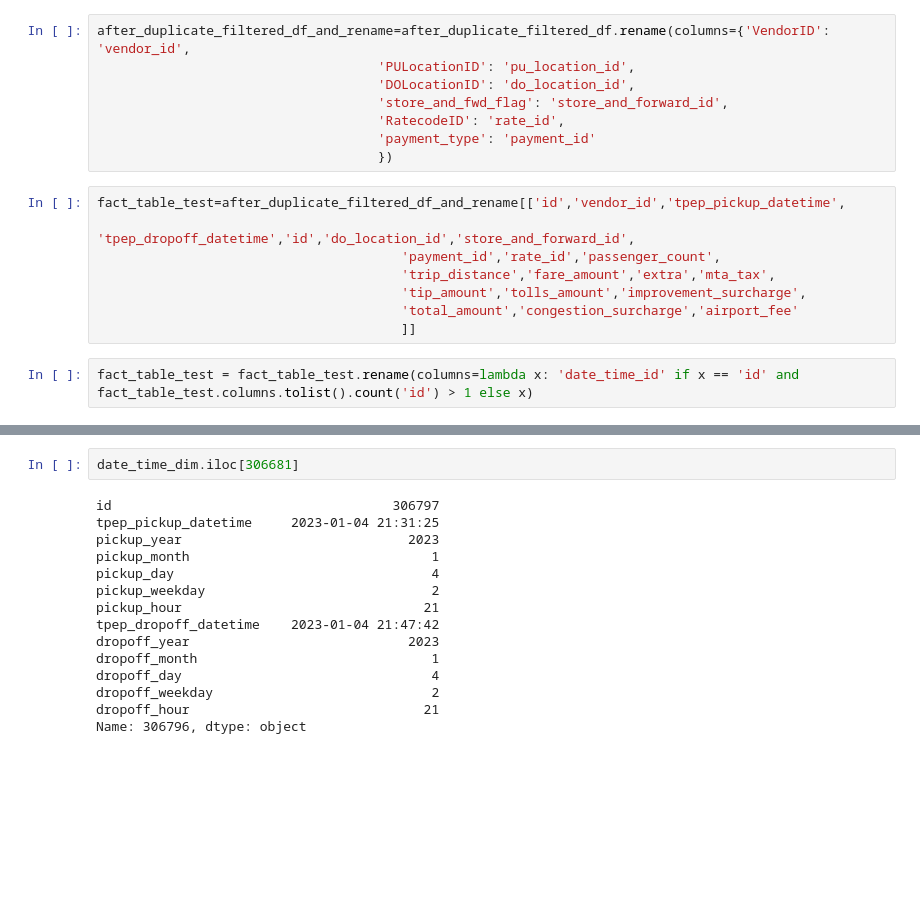
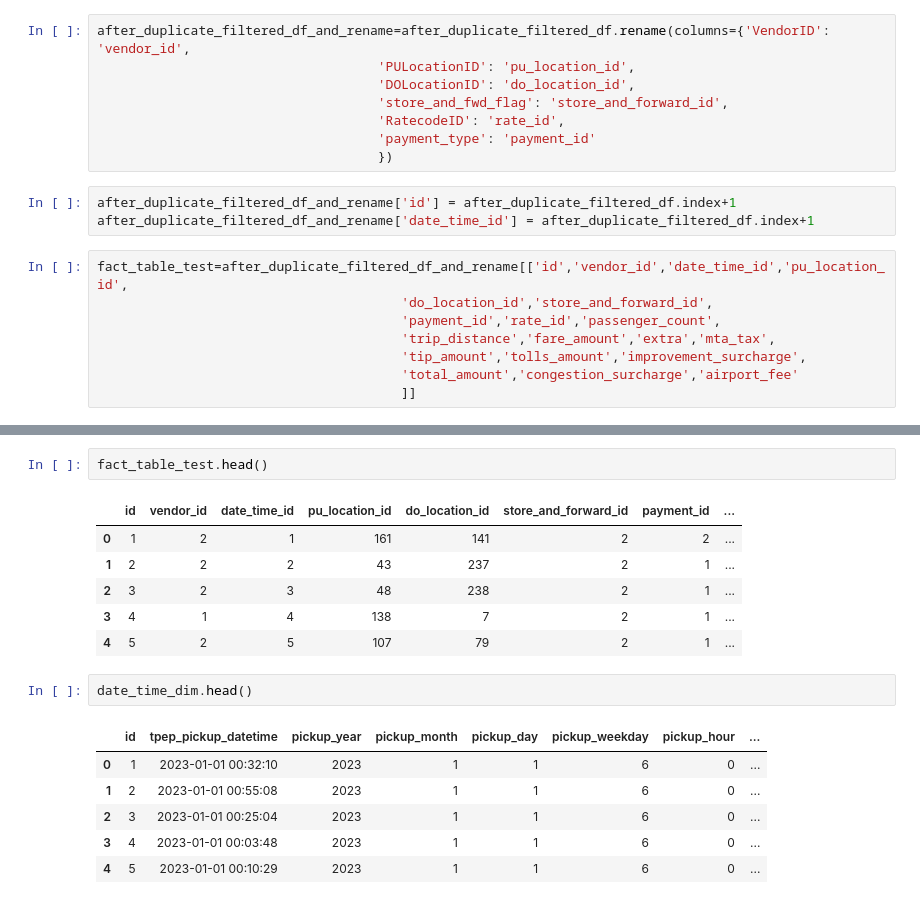
Before and after one commit to bibek376/Uber_Data_Engineering_Project, a Jupyter notebook: uber_data_engineering_only_pandas.ipynb, the cells around one changed output, grey strips where cells are left out. Cells and saved outputs as stored; diff of their text form; blank space fills up the shorter version.

Commit message:
creating fact table

```diff
--- a/uber_data_engineering_only_pandas.ipynb
+++ b/uber_data_engineering_only_pandas.ipynb
@@ -222,13 +155,14 @@ after_duplicate_filtered_df_and_rename=after_duplicate_filtered_df.rename(column
                                     'RatecodeID': 'rate_id',
                                     'payment_type': 'payment_id'
                                     })
+# %%
+after_duplicate_filtered_df_and_rename['id'] = after_duplicate_filtered_df.index+1
+after_duplicate_filtered_df_and_rename['date_time_id'] = after_duplicate_filtered_df.index+1
 # %%
-fact_table_test=after_duplicate_filtered_df_and_rename[['id','vendor_id','tpep_pickup_datetime',
-                                       'tpep_dropoff_datetime','id','do_location_id','store_and_forward_id',
+fact_table_test=after_duplicate_filtered_df_and_rename[['id','vendor_id','date_time_id','pu_location_id',
+                                       'do_location_id','store_and_forward_id',
                                        'payment_id','rate_id','passenger_count',
                                        'trip_distance','fare_amount','extra','mta_tax',
                                        'tip_amount','tolls_amount','improvement_surcharge',
                                        'total_amount','congestion_surcharge','airport_fee'
                                        ]]
-# %%
-fact_table_test = fact_table_test.rename(columns=lambda x: 'date_time_id' if x == 'id' and fact_table_test.columns.tolist().count('id') > 1 else x)
@@ -267,17 +169,18 @@ date_time_dim
-# %%
-date_time_dim.iloc[306681]
-# %% [output]
-id                                    306797
-tpep_pickup_datetime     2023-01-04 21:31:25
-pickup_year                             2023
-pickup_month                               1
-pickup_day                                 4
-pickup_weekday                             2
-pickup_hour                               21
-tpep_dropoff_datetime    2023-01-04 21:47:42
-dropoff_year                            2023
-dropoff_month                              1
-dropoff_day                                4
-dropoff_weekday                            2
-dropoff_hour                              21
-Name: 306796, dtype: object
+# %%
+fact_table_test.head()
+# %% [output]
+|  | id | vendor_id | date_time_id | pu_location_id | do_location_id | store_and_forward_id | payment_id | ... |
+| 0 | 1 | 2 | 1 | 161 | 141 | 2 | 2 | ... |
+| 1 | 2 | 2 | 2 | 43 | 237 | 2 | 1 | ... |
+| 2 | 3 | 2 | 3 | 48 | 238 | 2 | 1 | ... |
+| 3 | 4 | 1 | 4 | 138 | 7 | 2 | 1 | ... |
+| 4 | 5 | 2 | 5 | 107 | 79 | 2 | 1 | ... |
+# %%
+date_time_dim.head()
+# %% [output]
+|  | id | tpep_pickup_datetime | pickup_year | pickup_month | pickup_day | pickup_weekday | pickup_hour | ... |
+| 0 | 1 | 2023-01-01 00:32:10 | 2023 | 1 | 1 | 6 | 0 | ... |
+| 1 | 2 | 2023-01-01 00:55:08 | 2023 | 1 | 1 | 6 | 0 | ... |
+| 2 | 3 | 2023-01-01 00:25:04 | 2023 | 1 | 1 | 6 | 0 | ... |
+| 3 | 4 | 2023-01-01 00:03:48 | 2023 | 1 | 1 | 6 | 0 | ... |
+| 4 | 5 | 2023-01-01 00:10:29 | 2023 | 1 | 1 | 6 | 0 | ... |
```
Also changed, not shown: parts of 8 cells of this notebook, 4 other files.
